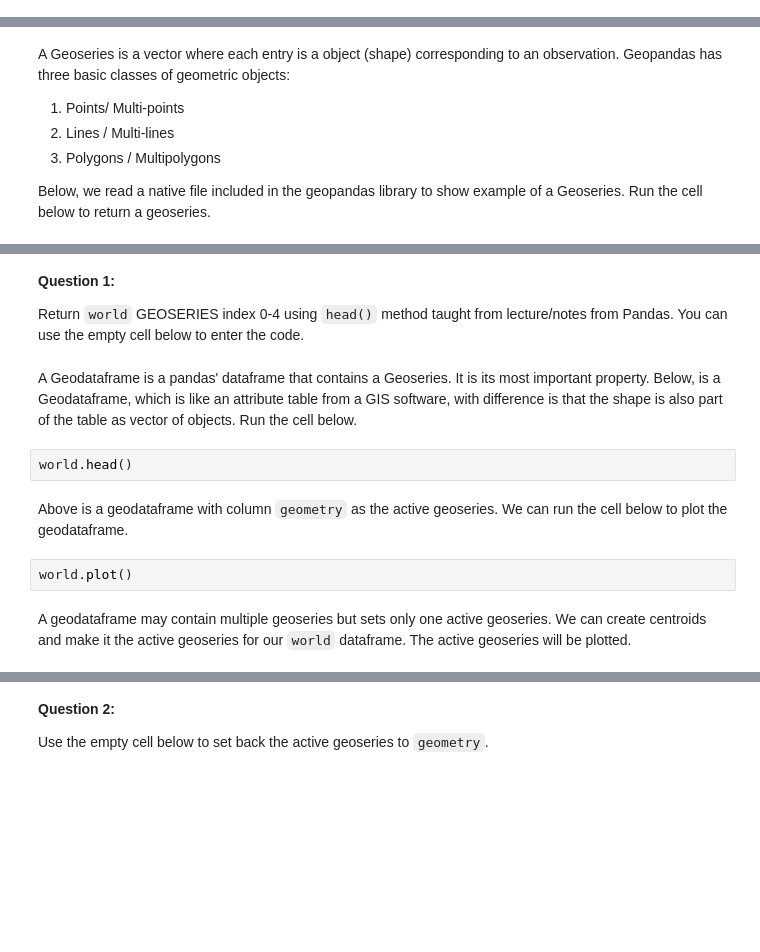
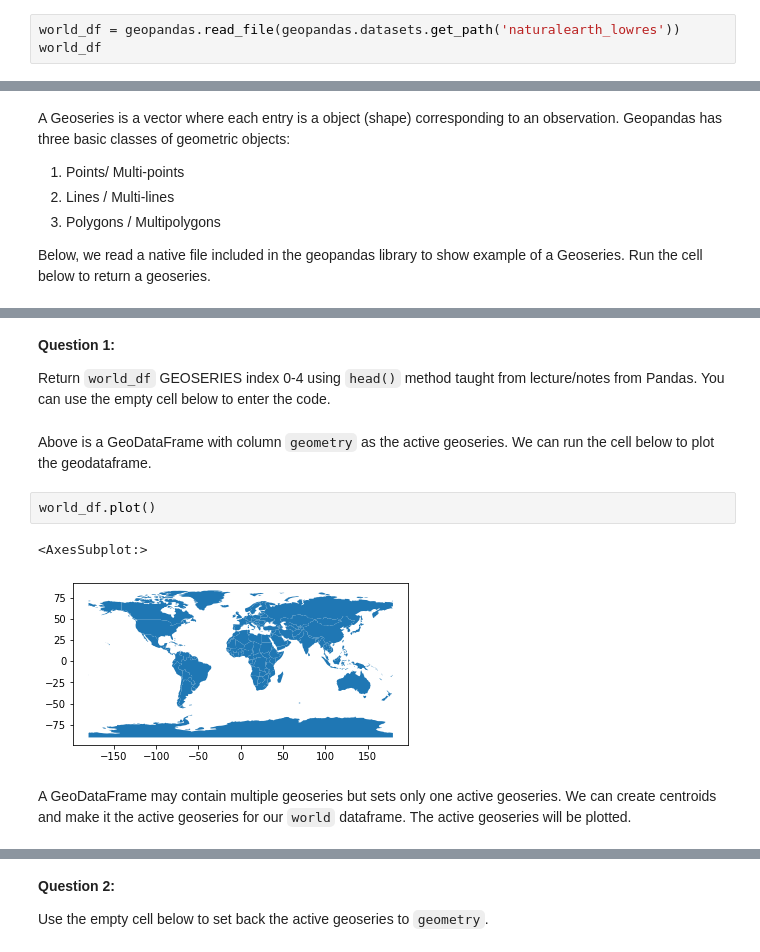
Before and after one commit to nikkopante/geopandas-tutorial, a Jupyter notebook: Geopandas Tutorial.ipynb, the cells around one changed output, grey strips where cells are left out. Drawn from its saved outputs; the diff is of its cells as text; blank space fills up the shorter version.

```diff
--- a/Geopandas Tutorial.ipynb
+++ b/Geopandas Tutorial.ipynb
@@ -27,0 +30,3 @@ import matplotlib.pyplot as plt
+# %%
+world_df = geopandas.read_file(geopandas.datasets.get_path('naturalearth_lowres'))
+world_df
@@ -40,17 +70,16 @@ world['geometry']
 # %% [markdown]
 **Question 1:**
 
-Return `world` GEOSERIES index 0-4 using `head()` method taught from lecture/notes from Pandas. You can use the empty cell below to enter the code.
+Return `world_df` GEOSERIES index 0-4 using `head()` method taught from lecture/notes from Pandas. You can use the empty cell below to enter the code.
-# %% [markdown]
-A Geodataframe is a pandas' dataframe that contains a Geoseries. It is its most important property. Below, is a Geodataframe, which is like an attribute table from a GIS software, with difference is that the shape is also part of the table as vector of objects. Run the cell below.
-# %%
-world.head()
 # %% [markdown]
-Above is a geodataframe with column `geometry` as the active geoseries. We can run the cell below to plot the geodataframe.
+Above is a GeoDataFrame with column `geometry` as the active geoseries. We can run the cell below to plot the geodataframe.
 # %%
-world.plot()
+world_df.plot()
+# %% [output]
+<AxesSubplot:>
+[figure, added]
 # %% [markdown]
-A geodataframe may contain multiple geoseries but sets only one active geoseries. We can create centroids and make it the active geoseries for our `world` dataframe. The active geoseries will be plotted.
+A GeoDataFrame may contain multiple geoseries but sets only one active geoseries. We can create centroids and make it the active geoseries for our `world` dataframe. The active geoseries will be plotted.
 # %%
 world['centroids'] = world.centroid
 world = world.set_geometry('centroids')
```
Also changed, not shown: parts of 54 cells of this notebook, 5 other files.
